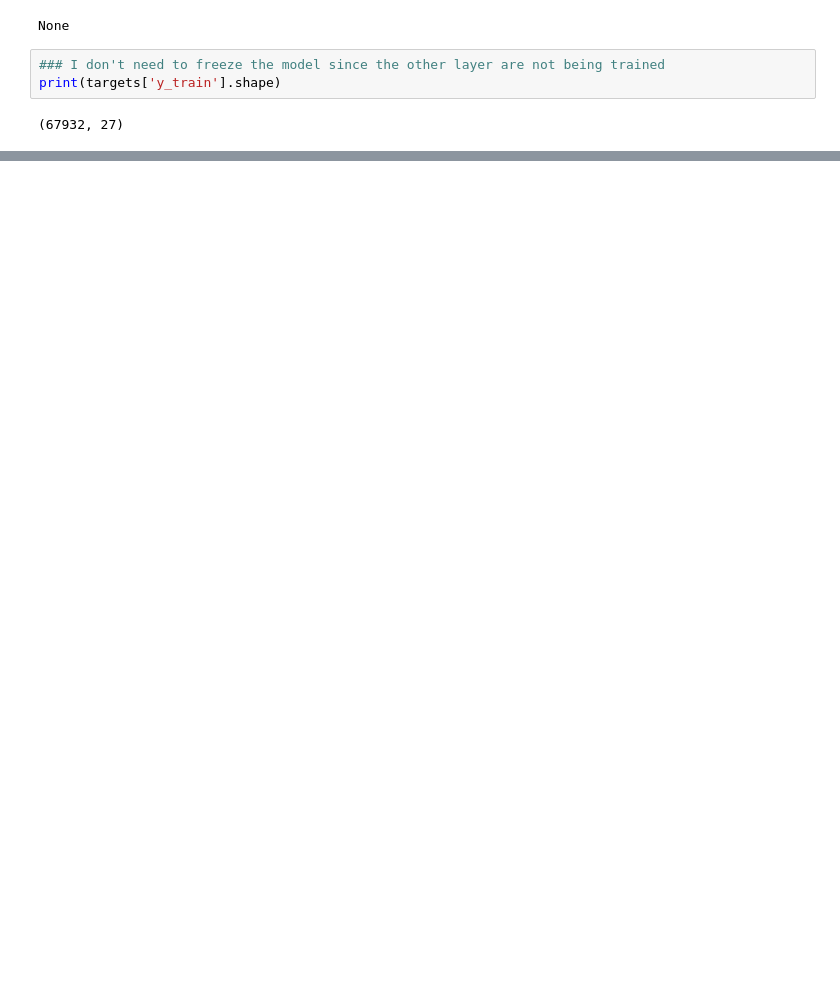
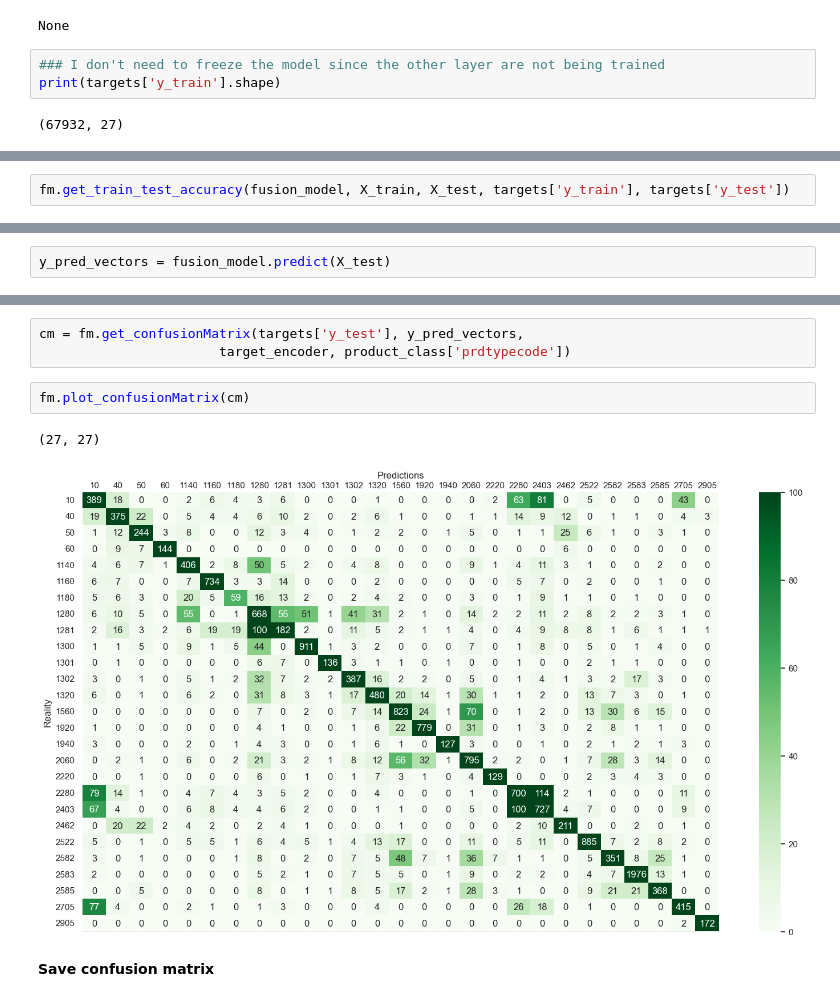
Before and after one commit to RamiroHR/Multimodal-Data-Product-Classification-Model, a Jupyter notebook: Fusion_Model.ipynb, the cells around one changed output, grey strips where cells are left out. Saved outputs shown, nothing was run; the diff lists cells and outputs as text; blank space fills up the shorter version.

```diff
--- a/Fusion_Model.ipynb
+++ b/Fusion_Model.ipynb
@@ -819,0 +1127,2 @@ fusion_model.fit(X_train, targets['y_train'])
+# %%
+fm.get_train_test_accuracy(fusion_model, X_train, X_test, targets['y_train'], targets['y_test'])
@@ -819,0 +1136,2 @@ fusion_model.fit(X_train, targets['y_train'])
+# %%
+y_pred_vectors = fusion_model.predict(X_test)
@@ -819,0 +1140,10 @@ fusion_model.fit(X_train, targets['y_train'])
+# %%
+cm = fm.get_confusionMatrix(targets['y_test'], y_pred_vectors,
+                       target_encoder, product_class['prdtypecode'])
+# %%
+fm.plot_confusionMatrix(cm)
+# %% [output]
+(27, 27)
+[figure, added]
+# %% [markdown]
+**Save confusion matrix**
```
Also changed, not shown: parts of 160 cells of this notebook.
